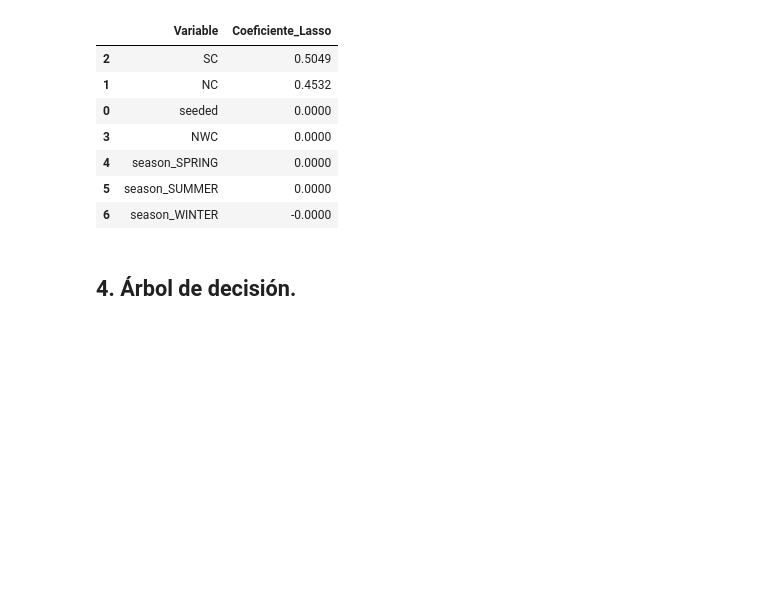
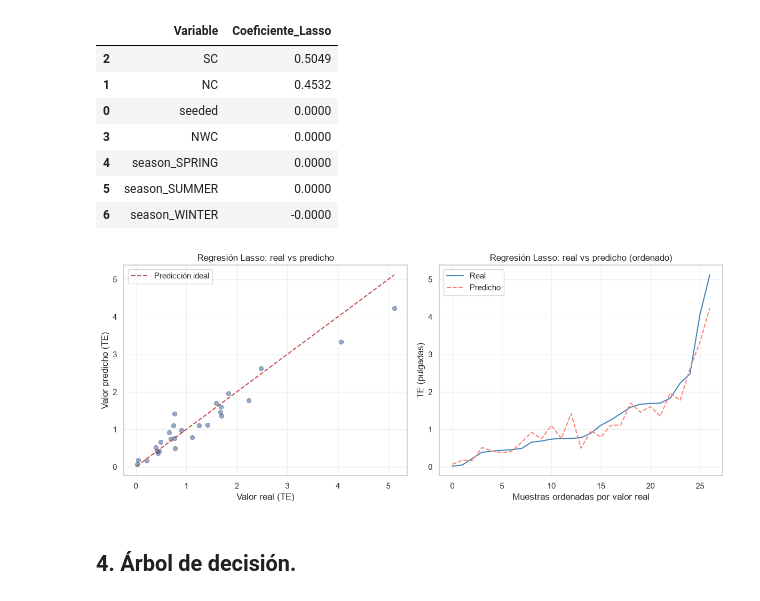
Before and after one commit to luisangelquezada88-netizen/machine-learning-notebooks, a Jupyter notebook: notebooks/01-regresion/regresion-cloud-seeds.ipynb, the cells around one changed output. Drawn from its saved outputs; the diff is of its cells as text; code cells hidden in the pictures; blank space fills up the shorter version.

```diff
--- a/notebooks/01-regresion/regresion-cloud-seeds.ipynb
+++ b/notebooks/01-regresion/regresion-cloud-seeds.ipynb
@@ -450,6 +510,36 @@ Coeficientes Lasso (valores cercanos a 0 indican variables descartadas):
 | 4 | season_SPRING | 0.0000 |
 | 5 | season_SUMMER | 0.0000 |
 | 6 | season_WINTER | -0.0000 |
+# %%
+# Gráfica del modelo: Regresión Lasso (valores reales vs predichos)
+y_pred = modelo_lasso.predict(X_test)
+
+fig, axes = plt.subplots(1, 2, figsize=(12, 5))
+
+# 1) Dispersión real vs predicho + línea ideal
+axes[0].scatter(y_test, y_pred, alpha=0.6, edgecolor='k', linewidth=0.4)
+lims = [min(y_test.min(), y_pred.min()), max(y_test.max(), y_pred.max())]
+axes[0].plot(lims, lims, 'r--', lw=1.5, label='Predicción ideal')
+axes[0].set_xlabel('Valor real (TE)')
+axes[0].set_ylabel('Valor predicho (TE)')
+axes[0].set_title('Regresión Lasso: real vs predicho')
+axes[0].legend()
+axes[0].grid(alpha=0.3)
+
+# 2) Líneas ordenadas por valor real
+orden = np.argsort(y_test.values)
+axes[1].plot(np.arange(len(y_test)), y_test.values[orden], label='Real', color='steelblue')
+axes[1].plot(np.arange(len(y_test)), y_pred[orden], label='Predicho', color='salmon', linestyle='--')
+axes[1].set_xlabel('Muestras ordenadas por valor real')
+axes[1].set_ylabel('TE (pulgadas)')
+axes[1].set_title('Regresión Lasso: real vs predicho (ordenado)')
+axes[1].legend()
+axes[1].grid(alpha=0.3)
+
+plt.tight_layout()
+plt.show()
+# %% [output]
+[figure, added]
 # %% [markdown]
 ## 4. Árbol de decisión.
 # %%
```
Also changed, not shown: parts of 3 cells of this notebook, 5 other files.
